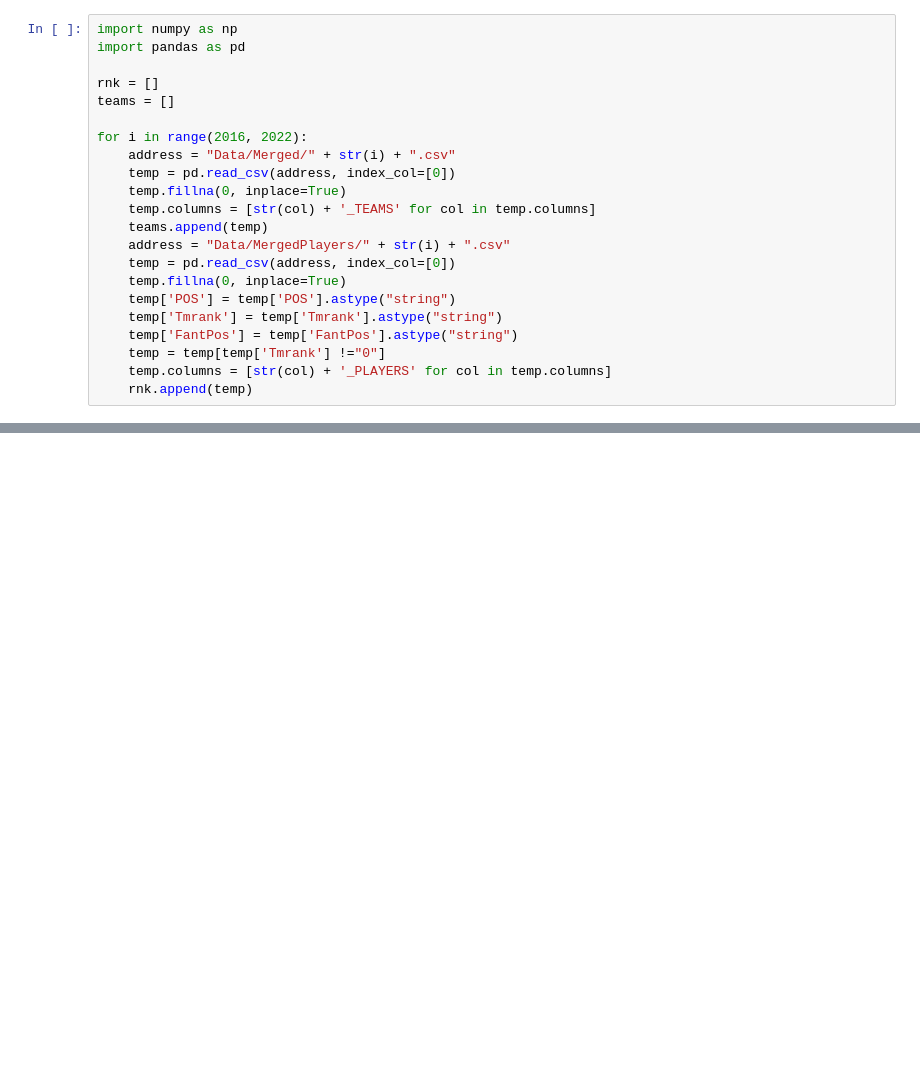
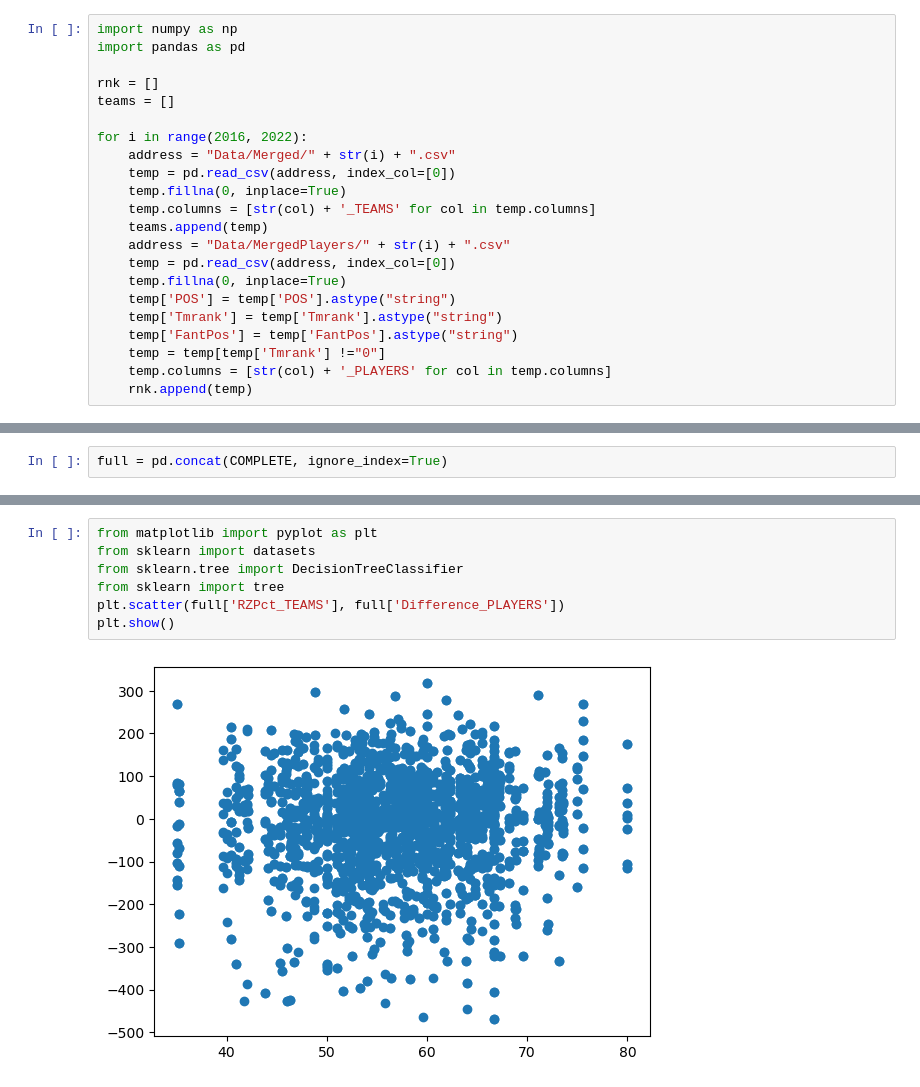
Before and after one commit to kahshiuhtang/Draft-Adivisor, a Jupyter notebook: Notebooks/TeamStudy.ipynb, the cells around one changed output, grey strips where cells are left out. Saved outputs shown, nothing was run; the diff lists cells and outputs as text; blank space fills up the shorter version.

Commit message:
graphs

```diff
--- a/Notebooks/TeamStudy.ipynb
+++ b/Notebooks/TeamStudy.ipynb
@@ -324,3 +323,5 @@ for i in range(6):
 for i in range(6):
     address = "Data/TEST/" + str(i) + ".csv"
     COMPLETE[i].to_csv(address)
+# %%
+full = pd.concat(COMPLETE, ignore_index=True)
@@ -326,0 +339,9 @@ for i in range(6):
+# %%
+from matplotlib import pyplot as plt
+from sklearn import datasets
+from sklearn.tree import DecisionTreeClassifier
+from sklearn import tree
+plt.scatter(full['RZPct_TEAMS'], full['Difference_PLAYERS'])
+plt.show()
+# %% [output]
+[figure, added]
```
Also changed, not shown: parts of 7 cells of this notebook.
